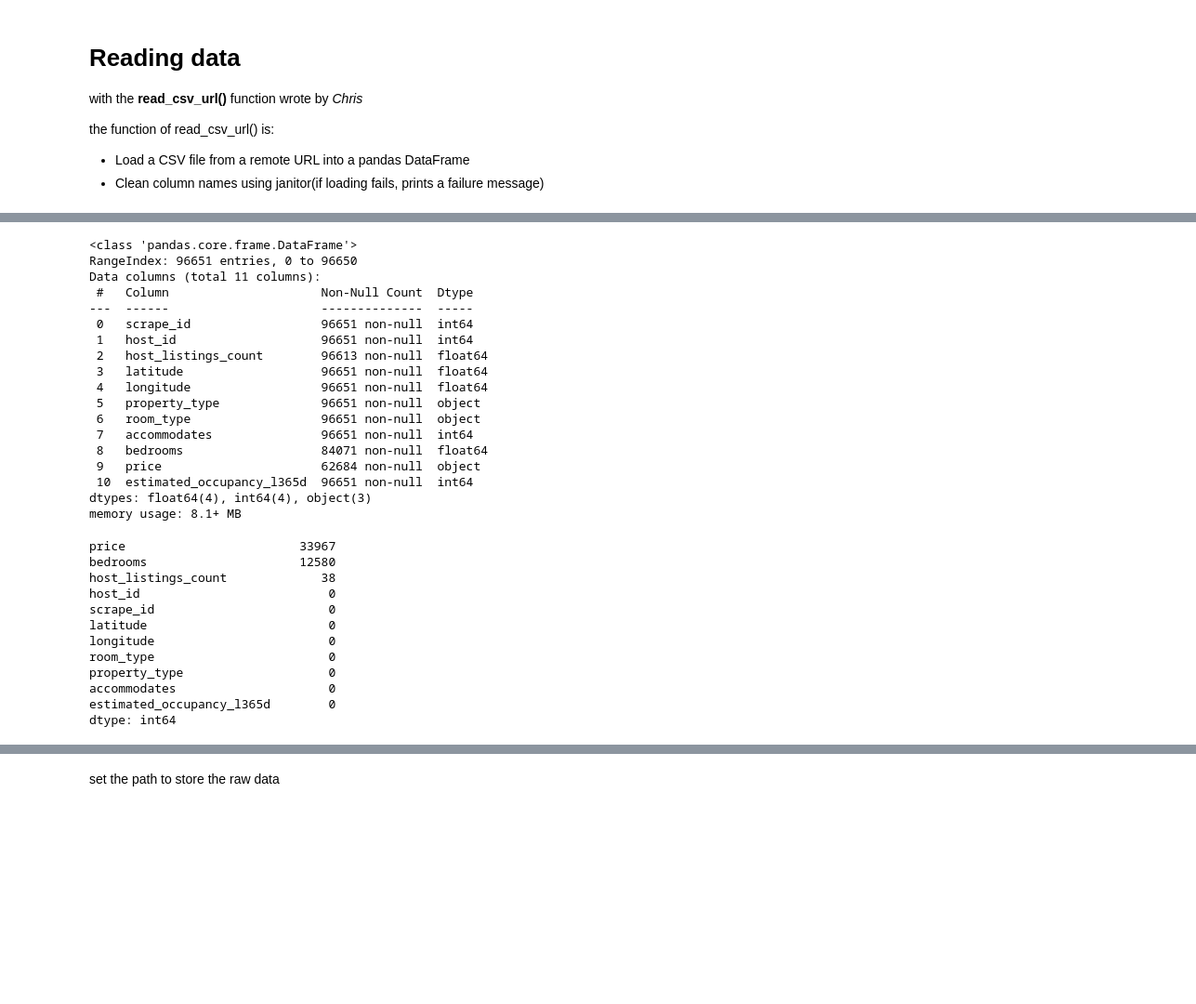
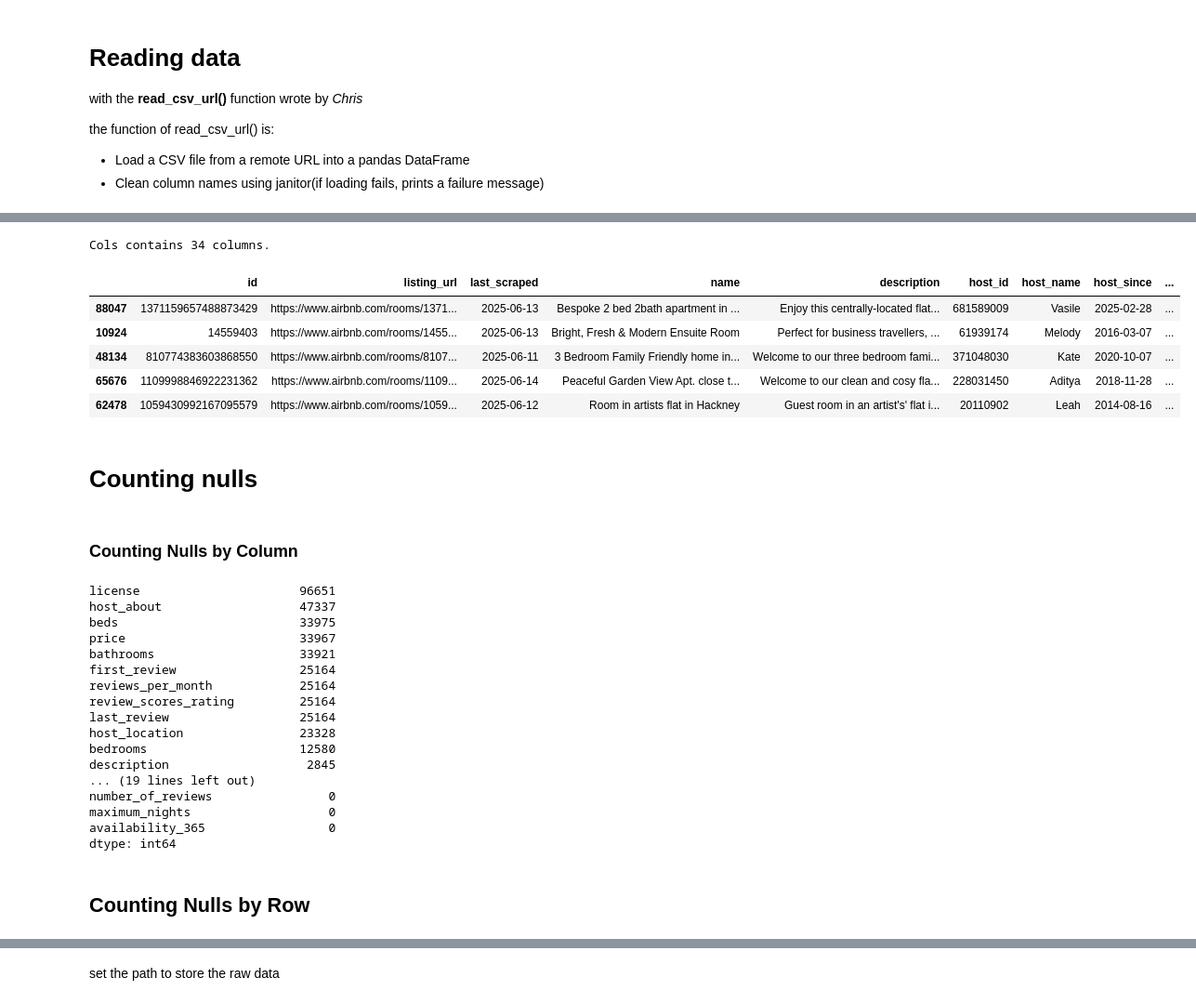
Before and after one commit to zhengpei-xu/CASA0013_Groupwork, a Jupyter notebook: 02_Code/clean_data.ipynb, the cells around one changed output, grey strips where cells are left out. Shown: that part at 93% size. Cells and saved outputs as stored; diff of their text form; code cells hidden in the pictures; blank space fills up the shorter version.

Commit message:
update cleaning data

```diff
--- a/02_Code/clean_data.ipynb
+++ b/02_Code/clean_data.ipynb
@@ -100,36 +58,52 @@ df.sample(5, random_state = 1)
-# %%
-df.info()
-# %% [output]
-<class 'pandas.core.frame.DataFrame'>
-RangeIndex: 96651 entries, 0 to 96650
-Data columns (total 11 columns):
- #   Column                     Non-Null Count  Dtype
----  ------                     --------------  -----
- 0   scrape_id                  96651 non-null  int64
- 1   host_id                    96651 non-null  int64
- 2   host_listings_count        96613 non-null  float64
- 3   latitude                   96651 non-null  float64
- 4   longitude                  96651 non-null  float64
- 5   property_type              96651 non-null  object
- 6   room_type                  96651 non-null  object
- 7   accommodates               96651 non-null  int64
- 8   bedrooms                   84071 non-null  float64
- 9   price                      62684 non-null  object
- 10  estimated_occupancy_l365d  96651 non-null  int64
-dtypes: float64(4), int64(4), object(3)
-memory usage: 8.1+ MB
+# %%
+cols = ['id', 'listing_url', 'last_scraped', 'name',
+    'description', 'host_id', 'host_name', 'host_since',
+    'host_location', 'host_about', 'host_is_superhost',
+    'host_listings_count', 'host_total_listings_count',
+    'host_verifications', 'latitude', 'longitude',
+    'property_type', 'room_type', 'accommodates',
+    'bathrooms', 'bathrooms_text', 'bedrooms', 'beds',
+    'amenities', 'price', 'minimum_nights', 'maximum_nights',
+    'availability_365', 'number_of_reviews',
+    'first_review', 'last_review', 'review_scores_rating',
+    'license', 'reviews_per_month']
+df = df[cols]
+
+# Set to show ALL columns without truncation
+pd.set_option('display.max_columns', None)
+pd.set_option('display.width', None)  # Prevent line wrapping
+
+print(f"Cols contains {len(cols)} columns.")
+df.sample(5, random_state = 1)
+# %% [output]
+Cols contains 34 columns.
+|  | id | listing_url | last_scraped | name | description | host_id | host_name | host_since | ... |
+| 88047 | 1371159657488873429 | https://www.airbnb.com/rooms/1371... | 2025-06-13 | Bespoke 2 bed 2bath apartment in ... | Enjoy this centrally-located flat... | 681589009 | Vasile | 2025-02-28 | ... |
+| 10924 | 14559403 | https://www.airbnb.com/rooms/1455... | 2025-06-13 | Bright, Fresh & Modern Ensuite Room | Perfect for business travellers, ... | 61939174 | Melody | 2016-03-07 | ... |
+| 48134 | 810774383603868550 | https://www.airbnb.com/rooms/8107... | 2025-06-11 | 3 Bedroom Family Friendly home in... | Welcome to our three bedroom fami... | 371048030 | Kate | 2020-10-07 | ... |
+| 65676 | 1109998846922231362 | https://www.airbnb.com/rooms/1109... | 2025-06-14 | Peaceful Garden View Apt. close t... | Welcome to our clean and cosy fla... | 228031450 | Aditya | 2018-11-28 | ... |
+| 62478 | 1059430992167095579 | https://www.airbnb.com/rooms/1059... | 2025-06-12 | Room in artists flat in Hackney | Guest room in an artist's' flat i... | 20110902 | Leah | 2014-08-16 | ... |
+# %% [markdown]
+# Counting nulls
+# %% [markdown]
+### Counting Nulls by Column
 # %%
-df.isnull().sum(axis=0).sort_values(ascending=False)[:12]
+df.isnull().sum(axis=0).sort_values(ascending=False)
 # %% [output]
+license                      96651
+host_about                   47337
+beds                         33975
 price                        33967
+bathrooms                    33921
+first_review                 25164
+reviews_per_month            25164
+review_scores_rating         25164
+last_review                  25164
+host_location                23328
 bedrooms                     12580
-host_listings_count             38
-host_id                          0
-scrape_id                        0
-latitude                         0
-longitude                        0
-room_type                        0
-property_type                    0
-accommodates                     0
-estimated_occupancy_l365d        0
+description                   2845
+... (19 lines left out)
+number_of_reviews                0
+maximum_nights                   0
+availability_365                 0
 dtype: int64
@@ -135,0 +113,2 @@ dtype: int64
+# %% [markdown]
+## Counting Nulls by Row
```
Also changed, not shown: parts of 42 cells of this notebook, 2 other files.
